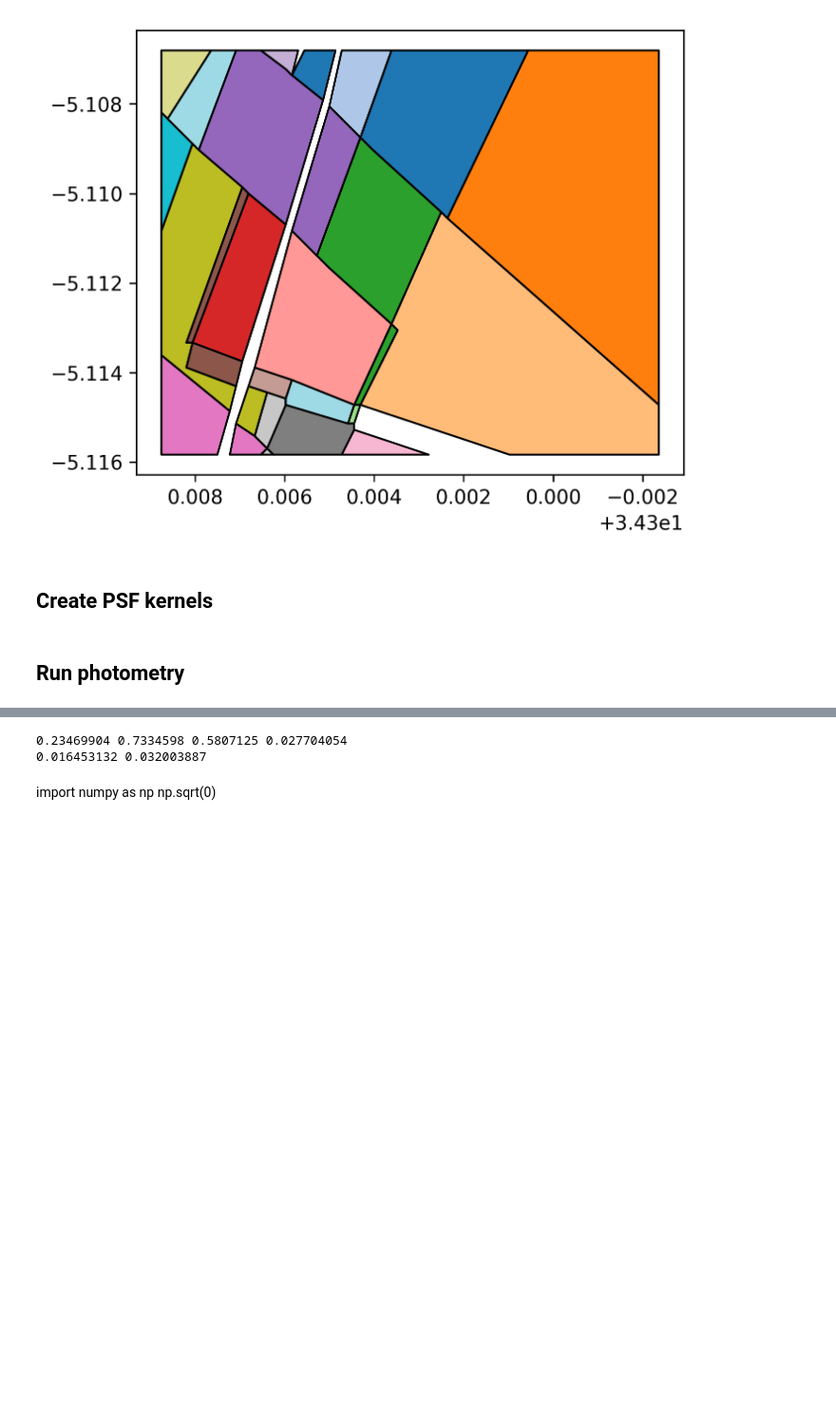
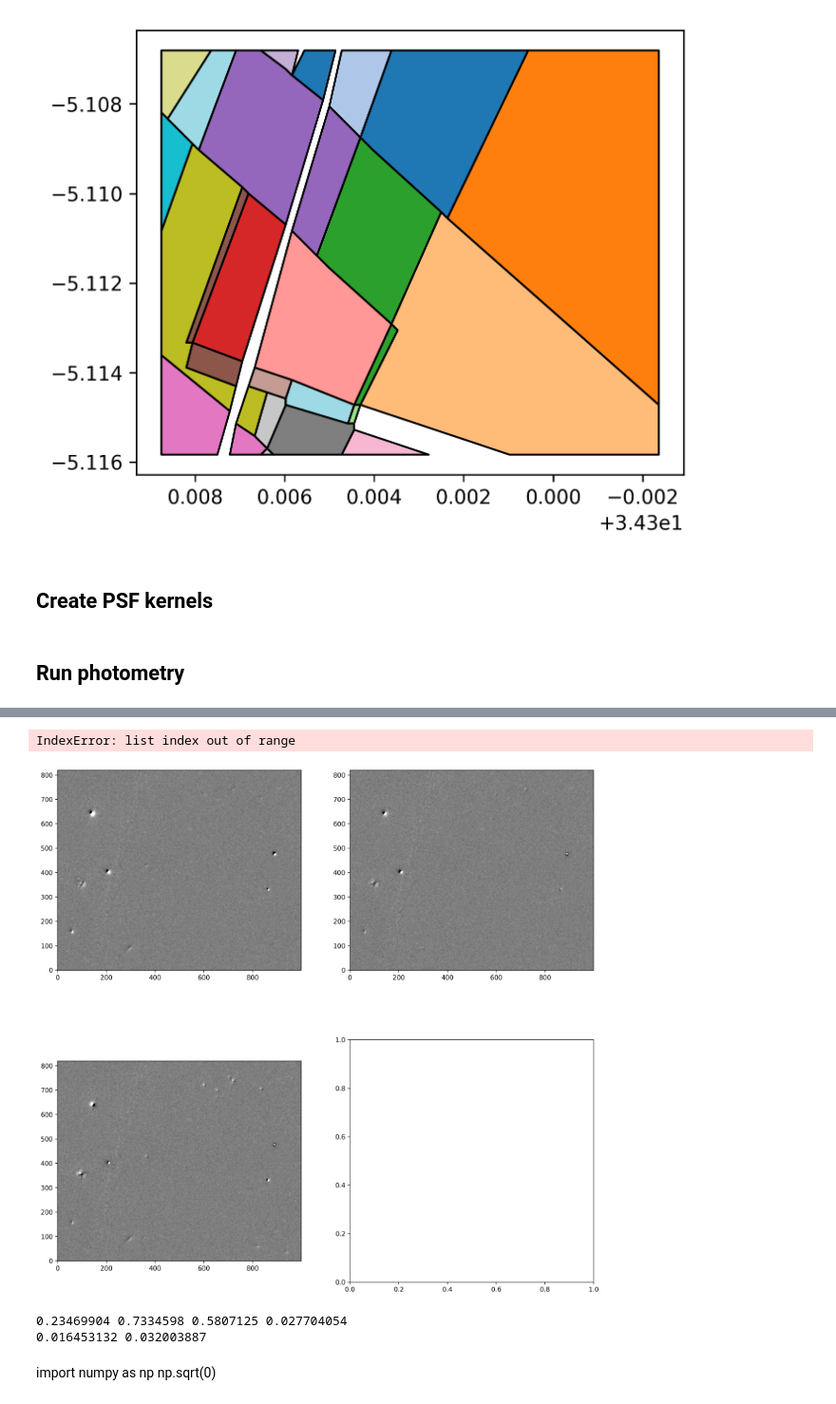
Before and after one commit to ivolabbe/mophongo, a Jupyter notebook: examples/full_pipeline.ipynb, the cells around one changed output, grey strips where cells are left out. Shown at 95% size. Drawn from its saved outputs; the diff is of its cells as text; code cells hidden in the pictures; blank space fills up the shorter version.

```diff
--- a/examples/full_pipeline.ipynb
+++ b/examples/full_pipeline.ipynb
@@ -130,7 +130,7 @@ table, res, fit = pipeline.run([cat444.sci, cat770.sci], cat444.segmap.data,
 fits.writeto('residual'+str(niter)+'.fits',res[0],overwrite=True)
 fits.writeto('model.fits',img_770-res[0],overwrite=True)
 
-
+residual = []
 for niter in (1,2,3):
     config = FitConfig(fit_astrometry=True, astrom_basis_order=1, reg_astrom=1e-4, snr_thresh_astrom=10.0, fit_astrometry_niter=niter)
     table, res, fit = pipeline.run([cat444.sci, cat770.sci], cat444.segmap.data,
@@ -139,7 +139,7 @@ for niter in (1,2,3):
                                     kernels=[None, prm_kern],
                                     wcs=[cat444.wcs]* 2,
                                     config=config)
-
+    residual.append(res[0])
     table.write('photometry.cat', format='ascii.commented_header', overwrite=True)
     fits.writeto('residual'+str(niter)+'.fits',res[0],overwrite=True)
     fits.writeto('model.fits',img_770-res[0],overwrite=True)
@@ -164,3 +171,12 @@ RuntimeError: Factor is exactly singular
+# %%
+from matplotlib import pyplot as plt
+fig, ax = plt.subplots(2, 2, figsize=(15, 15))
+ax = ax.flatten()
+for i in range(len(ax)):
+    ax[i].imshow(residual[i], origin='lower', cmap='gray', vmin=-5, vmax=5)
+# %% [output]
+IndexError: list index out of range
+[figure, added]
 # %%
 # errors ok
 from astropy.stats import mad_std
```
Also changed, not shown: parts of 2 cells of this notebook, 13 other files.
